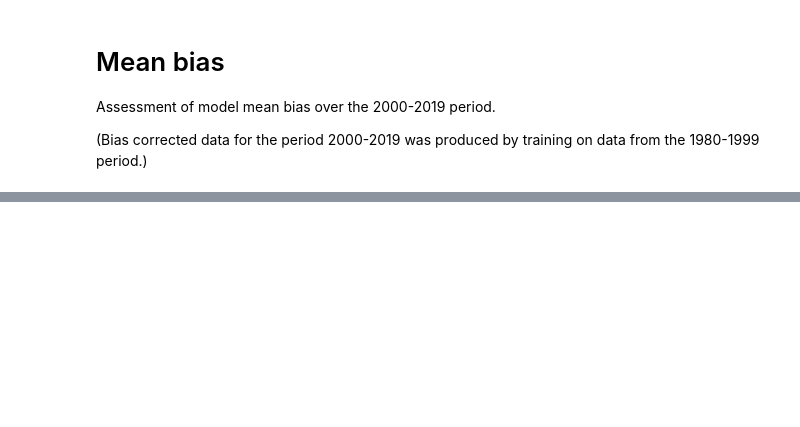
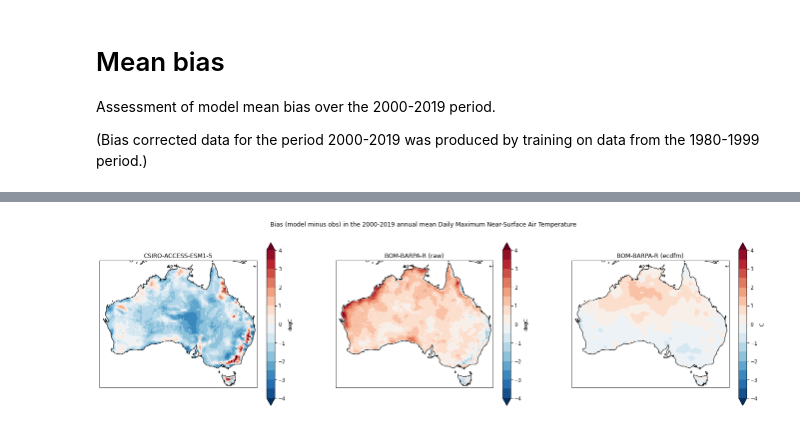
Before and after one commit to AusClimateService/npcp, a Jupyter notebook: results/mean_bias.ipynb, the cells around one changed output, grey strips where cells are left out. Saved outputs shown, nothing was run; the diff lists cells and outputs as text; code cells hidden in the pictures; blank space fills up the shorter version.

```diff
--- a/results/mean_bias.ipynb
+++ b/results/mean_bias.ipynb
@@ -50,13 +17,10 @@ da_rcm_ecdfm = utils.get_npcp_data(
-# %%
-da_gcm = utils.get_npcp_data(
-    'tasmax',
-    'CSIRO-ACCESS-ESM1-5',
-    'GCM',
-    'raw',
-    'task-reference',
-    '2000-01-01',
-    '2019-12-31',
-    'AU'
-)
-# %%
-mean_obs = da_obs.groupby('time.year').mean(dim="time").mean(dim='year')
+# %%
+def calc_mean(da, var):
+    """Calculate the mean"""
+
+    if var == 'pr':
+        mean = da.groupby('time.year').sum(dim="time").mean(dim='year')
+    else:
+        mean = da.groupby('time.year').mean(dim="time").mean(dim='year')
+
+    return mean
@@ -63,17 +78,18 @@ mean_obs = da_obs.groupby('time.year').mean(dim="time").mean(dim='year')
 # %%
-def plot_mean_bias(ax, mean_obs, da_model, cmap, levels, model_name):
+def plot_mean_bias(ax, mean_obs, da_model, var, cmap, levels, model_name):
     """Plot the mean bias for a particular model"""
 
-    mean_model = da_model.groupby('time.year').mean(dim="time").mean(dim='year')
+    mean_model = calc_mean(da_model, var)
     bias = mean_model - mean_obs
 
+    units = 'mm/year' if var == 'pr' else da_model.attrs['units']
     bias.plot(
         ax=ax,
         transform=ccrs.PlateCarree(),
         cmap=cmap,
         levels=levels,
         extend='both',
-        cbar_kwargs={'label': 'Temperature (C)'},
+        cbar_kwargs={'label': units},
     )
     ax.set_title(model_name)
     ax.coastlines()
@@ -119,0 +118,4 @@ plt.show()
+# %%
+plot_comparison('tasmax', 'BOM-BARPA-R', 'RdBu_r', np.arange(-4, 4.01, 0.5))
+# %% [output]
+[figure, added]
```
Also changed, not shown: parts of 11 cells of this notebook, 1 other file.
